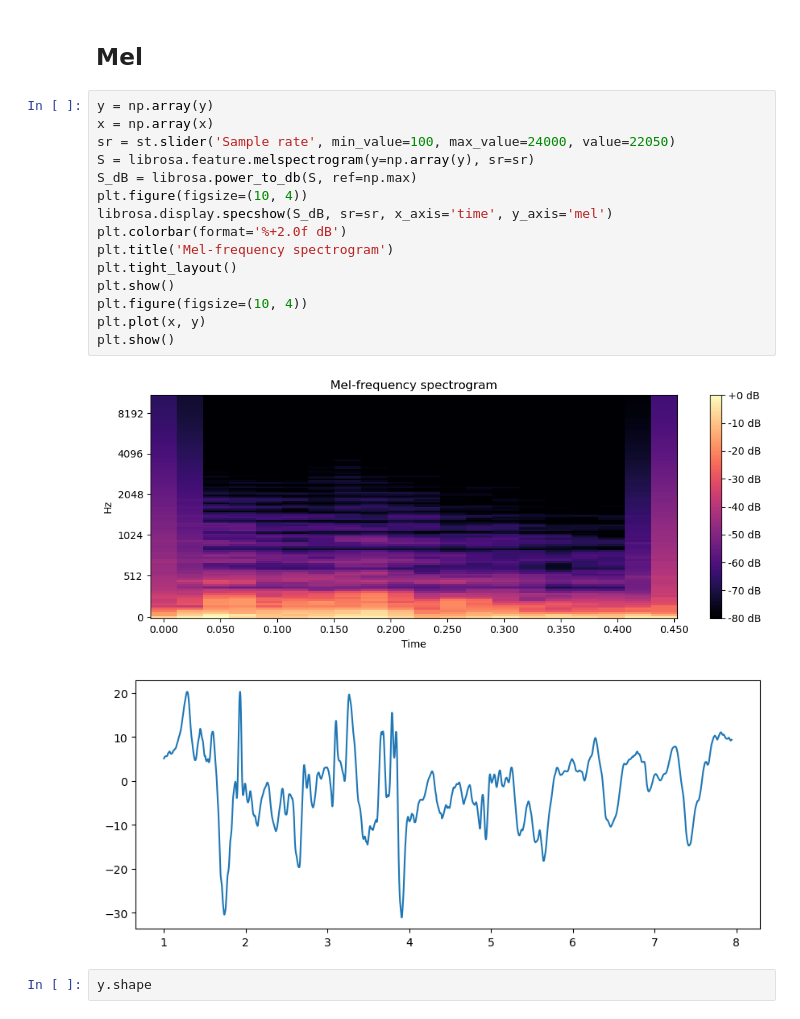
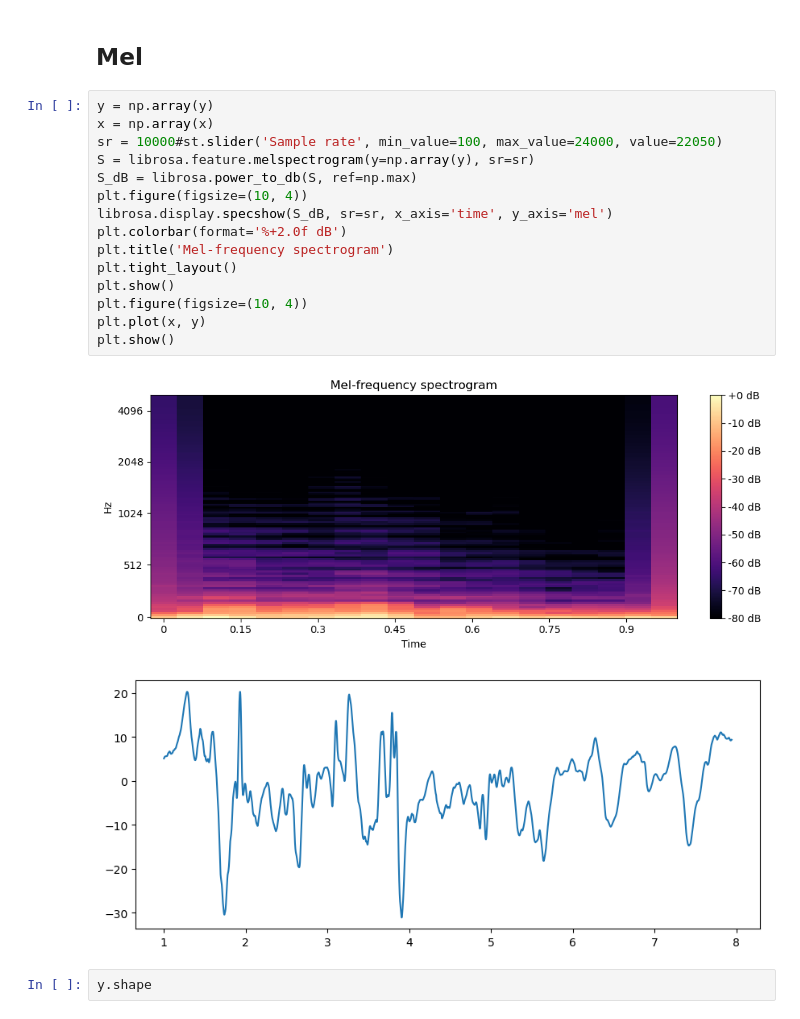
Before and after one commit to alexmarmaliuk/Space_Weather_Project, a Jupyter notebook: mel-wavelet-experiments.ipynb, the cells around one changed output. Saved outputs shown, nothing was run; the diff lists cells and outputs as text.

```diff
--- a/mel-wavelet-experiments.ipynb
+++ b/mel-wavelet-experiments.ipynb
@@ -33,20 +33,20 @@ plt.plot(x,y)
 # %%
 y = np.array(y)
 x = np.array(x)
-sr = st.slider('Sample rate', min_value=100, max_value=24000, value=22050)
+sr = 10000#st.slider('Sample rate', min_value=100, max_value=24000, value=22050)
 S = librosa.feature.melspectrogram(y=np.array(y), sr=sr)
 S_dB = librosa.power_to_db(S, ref=np.max)
 plt.figure(figsize=(10, 4))
 librosa.display.specshow(S_dB, sr=sr, x_axis='time', y_axis='mel')
 plt.colorbar(format='%+2.0f dB')
 plt.title('Mel-frequency spectrogram')
 plt.tight_layout()
 plt.show()
 plt.figure(figsize=(10, 4))
 plt.plot(x, y)
 plt.show()
 # %% [output]
-[figure, old version]
+[figure, new version]
 [figure]
 # %%
 y.shape
```
Also changed, not shown: 1 other file.
